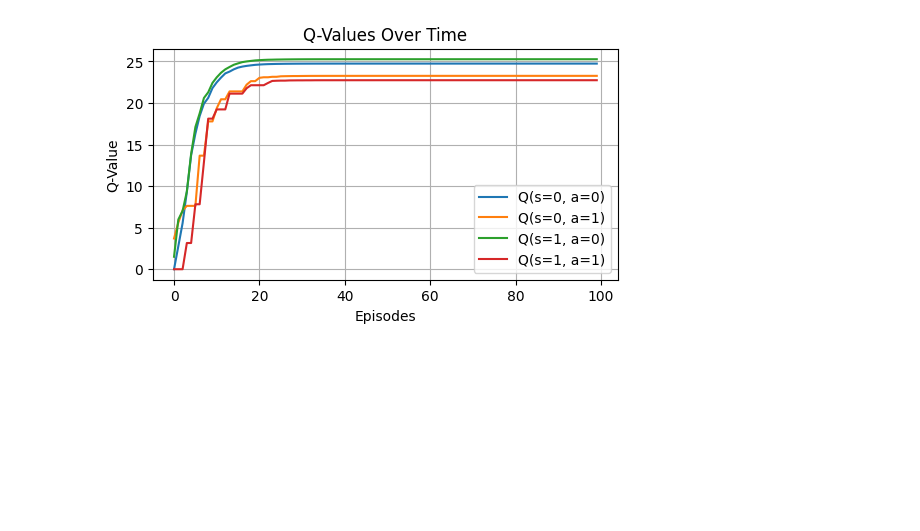
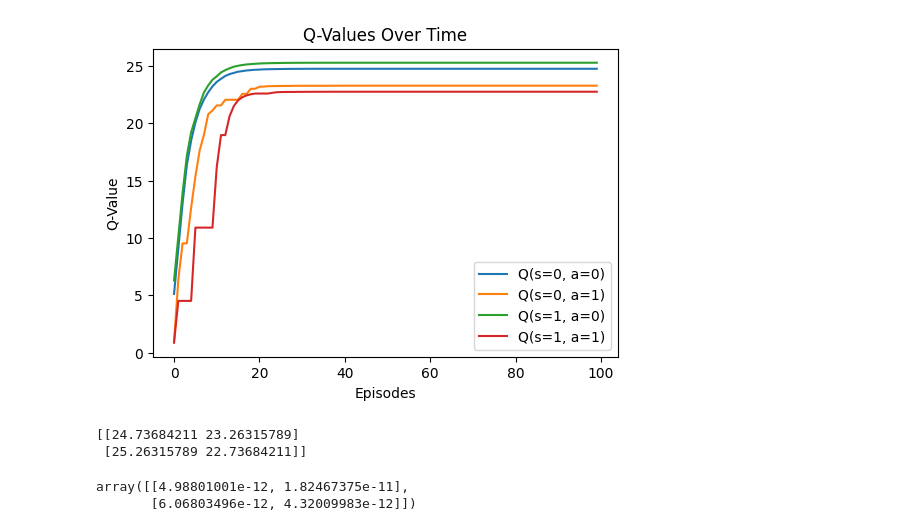
Before and after one commit to richard98hess444/rl-tutorial, a Jupyter notebook: epsilon-greedy.ipynb, the cells around one changed output. Drawn from its saved outputs; the diff is of its cells as text; code cells hidden in the pictures; blank space fills up the shorter version.

Commit message:
solve the epsilon-greedy algorithm

```diff
--- a/epsilon-greedy.ipynb
+++ b/epsilon-greedy.ipynb
@@ -1,22 +1,3 @@
 # %%
 import numpy as np
 import matplotlib.pyplot as plt
-# %%
-actions = ['move', 'stay']
-reward_table = np.array([[2, 1],
-                         [3, 0]])
-# q_table = np.zeros([2,2])
-q_table = np.array([[2, 2],
-                    [3, 0]])
-alpha = 0.5
-gamma = 0.9
-epsil = 0.3
-s_init = 0
-counter = 0
-
-# greedy = np.random.random()
-# if greedy > epsil:
-if counter == 0:
-    s_now = s_init
-action_index = q_table[s_now].argmax()
-action_index
@@ -54,33 +90,40 @@ for episode in range(episodes):
         # Epsilon-greedy action selection
         if np.random.rand() < epsilon:
             action = np.random.choice(actions)  # Explore
         else:
             action = np.argmax(Q[state])  # Exploit
 
         # Environment transition
         next_state, reward = rewards[(state, action)]
 
         # Q-value update
         Q[state, action] += alpha * (
             reward + gamma * np.max(Q[next_state]) - Q[state, action]
         )
 
         # Update state
         state = next_state
 
     # Save Q-values after this episode
     for (s, a) in q_values_history:
         q_values_history[(s, a)].append(Q[s, a])
 
 # Plotting Q-values
-plt.figure(figsize=(6, 3))
+plt.figure(figsize=(6, 4))
 for (s, a), q_values in q_values_history.items():
     plt.plot(range(episodes), q_values, label=f"Q(s={s}, a={a})")
 plt.xlabel("Episodes")
 plt.ylabel("Q-Value")
 plt.title("Q-Values Over Time")
 plt.legend()
-plt.grid()
 plt.show()
+print(Q)
 # %% [output]
-[figure, old version]
+[figure, new version]
+[[24.73684211 23.26315789]
+ [25.26315789 22.73684211]]
+# %%
+q_table - Q
+# %% [output]
+array([[4.98801001e-12, 1.82467375e-11],
+       [6.06803496e-12, 4.32009983e-12]])
```
Also changed, not shown: parts of 2 cells of this notebook.
